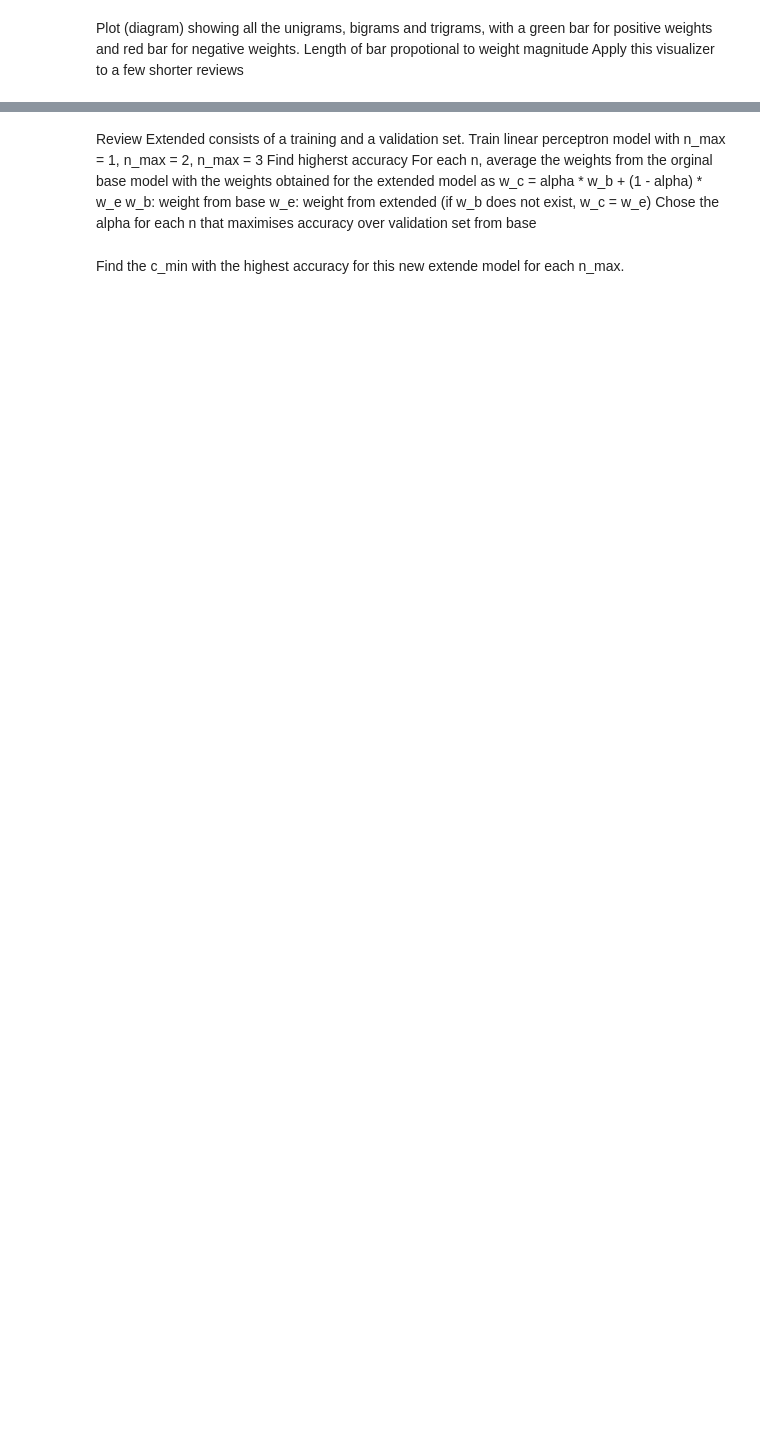
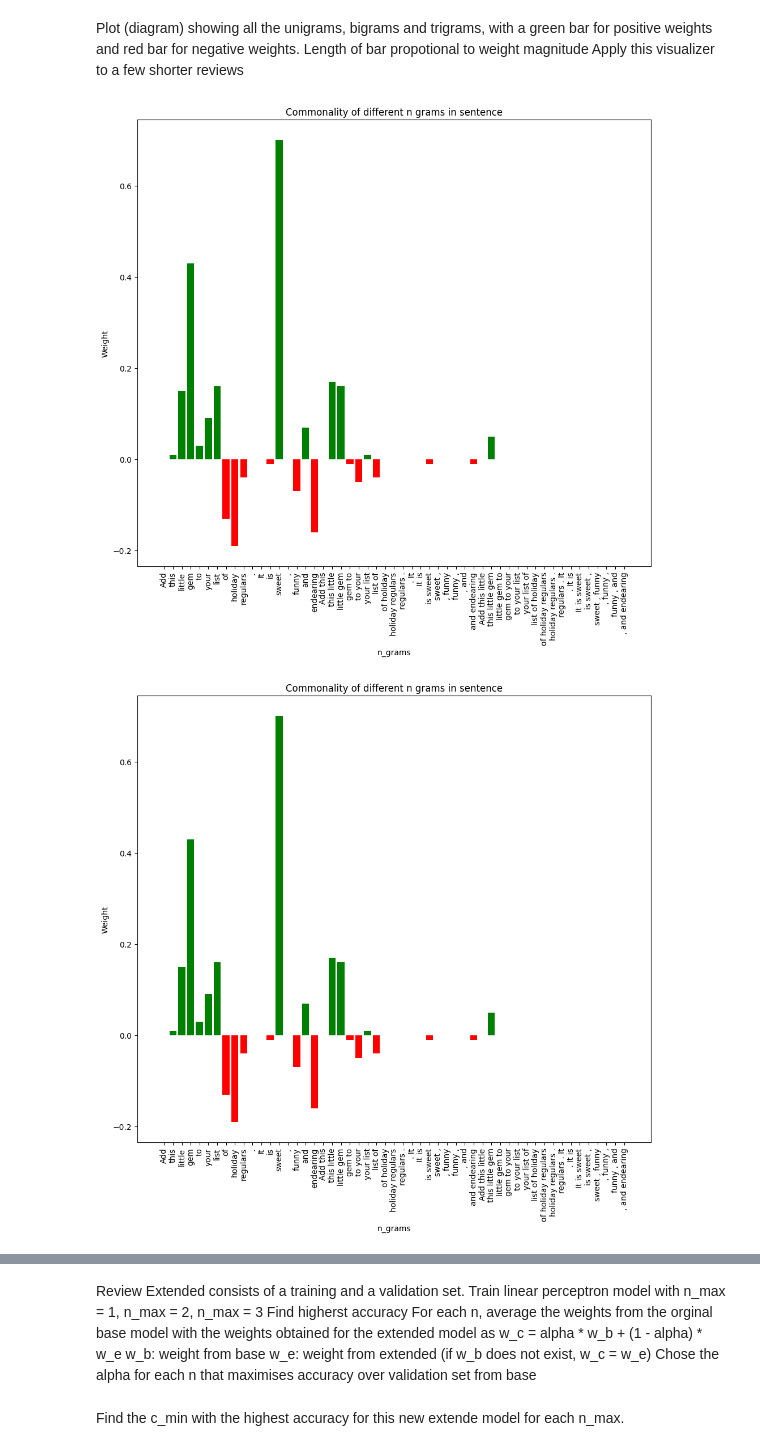
Before and after one commit to CleosCleopatra/Comp-AI, a Jupyter notebook: Assignment3_(2)_(1).ipynb, the cells around one changed output, grey strips where cells are left out. Saved outputs shown, nothing was run; the diff lists cells and outputs as text; code cells hidden in the pictures; blank space fills up the shorter version.

```diff
--- a/Assignment3_(2)_(1).ipynb
+++ b/Assignment3_(2)_(1).ipynb
@@ -351,8 +267,6 @@ def linear_perceptron(n, texts, c_min, labels, eta, epochs, threshold = thresh):
   bias = 0.0
 
   for epoch in range(epochs):
-    if epoch % 10 == 0:
-      print(epoch)
 
     order = np.random.permutation(len(texts))
 
@@ -384,6 +298,8 @@ c_mins = [1, 3, 10, 100]
 y_val = [int(l) for l in y_val]
 weights_list = []
 biases_list = []
+vectoriser_list = []
+
 #Go through the different n_max and find the max accuracy by comparing different c_min
 for n in range(1, 4):
   best_accuracy = -1
@@ -391,10 +307,9 @@ for n in range(1, 4):
   best_weights = None
   best_vectorizer = None
   best_bias = None
-  local_weights = []
-  local_biases = []
 
-  for c_min in c_mins:
+
+  for i, c_min in enumerate(c_mins):
     weights, vectorizer, bias = linear_perceptron(n, x_train, c_min, y_train, eta, epochs)
     vectorized_val = vectorizer.transform(x_val)
 
@@ -406,16 +321,17 @@ for n in range(1, 4):
       best_vectorizer = vectorizer
       best_vectorizer_val = vectorized_val
       best_bias = bias
-    local_weights.append(weights)
-    local_biases.append(bias)
 
-  weights_list.append(local_weights)
-  biases_list.append(local_biases)
+
+  weights_list.append(best_weights)
+  biases_list.append(best_bias)
+  vectoriser_list.append(best_vectorizer)
+
 
   print(f"for n = {n}, the best c_min is {best_c_min} with accuracy {best_accuracy}")
 
   vectorised_test_val = best_vectorizer.transform(x_test)
   test_accuracy = accuracy_calc(best_weights, vectorised_test_val, best_bias, y_test)
 
-#Repeat: Each input point goes throguh point 2-4
+  print(f"test accuracy: {test_accuracy}")
 # %% [output]
@@ -442,21 +347,34 @@ Length of bar propotional to weight magnitude
 Apply this visualizer to a few shorter reviews
 # %%
 def plot( weights, vect, words):
-  n_grams = words.copy()
+  unigram_weight = weights[0]
+  bigram_weight = weights[1]
+  trigram_weight = weights[2]
+  uni_grams = words.copy()
+  bi_grams = []
   for i in range(len(words) -1):
-    n_grams.append(words[i] + " " + words[i+1])
+    bi_grams.append(words[i] + " " + words[i+1])
+  tr_grams = []
   for i in range(len(words) -2):
-    n_grams.append(words[i] + " " + words[i+1] + " " + words[i+2])
-  words_in_voc = vect.vocabulary_
+    tr_grams.append(words[i] + " " + words[i+1] + " " + words[i+2])
+  unigram_in_voc = vect[0].vocabulary_
+  bigrams_in_voc = vect[1].vocabulary_
+  trigrams_in_voc = vect[2].vocabulary_
   indexes = []
   plot_words = []
   colours = []
   weights_used = []
 
-  for gram in n_grams:
-    if gram in words_in_voc:
-      idx = words_in_voc[gram]
-      weight = weights[idx]
+  for gram in uni_grams + bi_grams + tr_grams:
+    if gram in unigram_in_voc:
+      idx = unigram_in_voc[gram]
+      weight = unigram_weight[idx]
+    elif gram in bigrams_in_voc:
+      idx = bigrams_in_voc[gram]
+      weight = bigram_weight[idx]
+    elif gram in trigrams_in_voc:
+      idx = trigrams_in_voc[gram]
+      weight = trigram_weight[idx]
     else:
       weight = 0.0
 
@@ -464,31 +382,34 @@ def plot( weights, vect, words):
     weights_used.append(weight)
     if weight > 0:
       colours.append("green")
     elif weight == 0:
       colours.append("gray")
     else:
       colours.append("red")
 
   plt.figure(figsize=[10,10])
   plt.bar(plot_words, weights_used, color = colours)
   plt.title("Commonality of different n grams in sentence")
   plt.xlabel("n_grams")
   plt.ylabel("Weight")
   plt.xticks(rotation=90)
   plt.tight_layout()
 
   plt.show()
 
 num_graphs = 3
 
 for _ in range(num_graphs):
   short_sentence = False
   while not short_sentence:
     rnd = random.randint(0, len(x_test)-1)
     words = x_test[rnd].split()
     if 15 <= len(words)<= 25:
       short_sentence = True
       sentence_num = rnd
       sentence = x_test[sentence_num]
 
-  plot(best_weights, best_vectorizer, words)
+  plot(weights_list, vectoriser_list, words)
+# %% [output]
+[figure, added]
+[figure, added]
```
Also changed, not shown: parts of 23 cells of this notebook.
